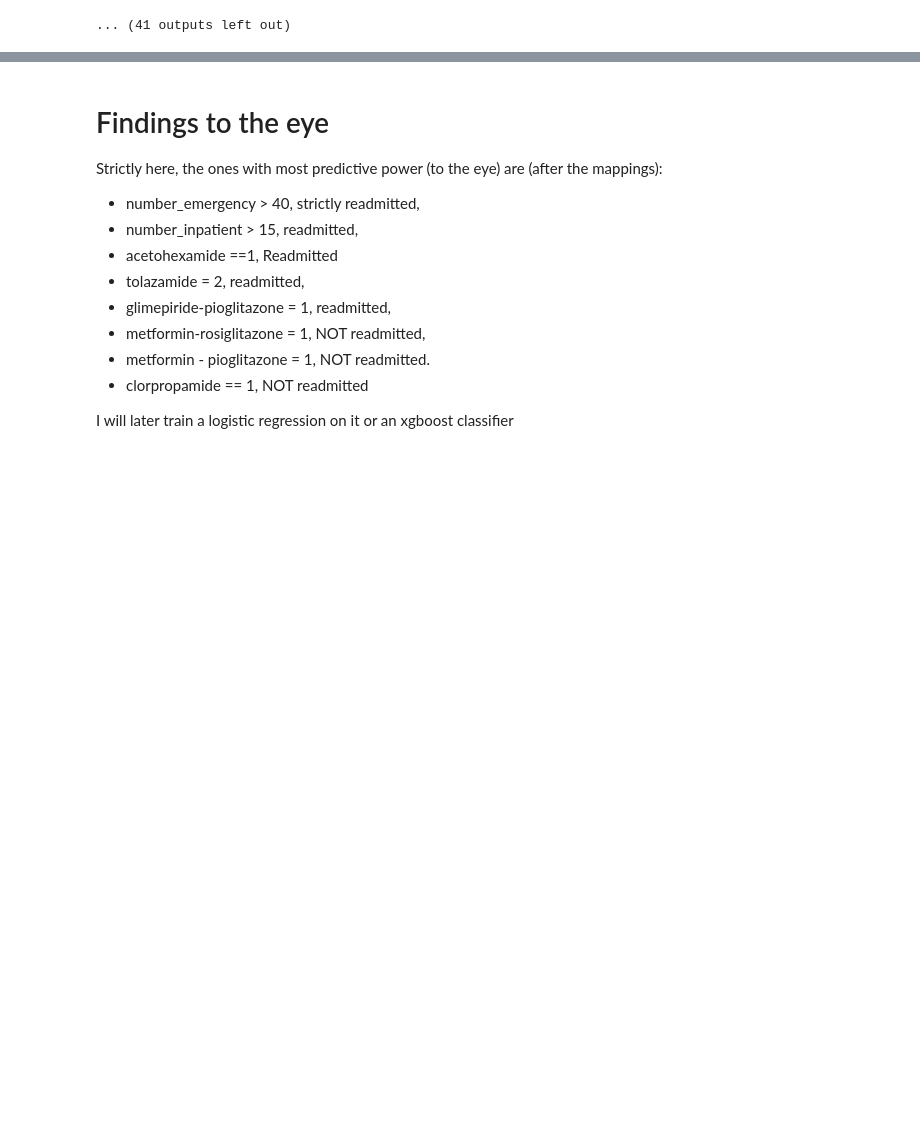
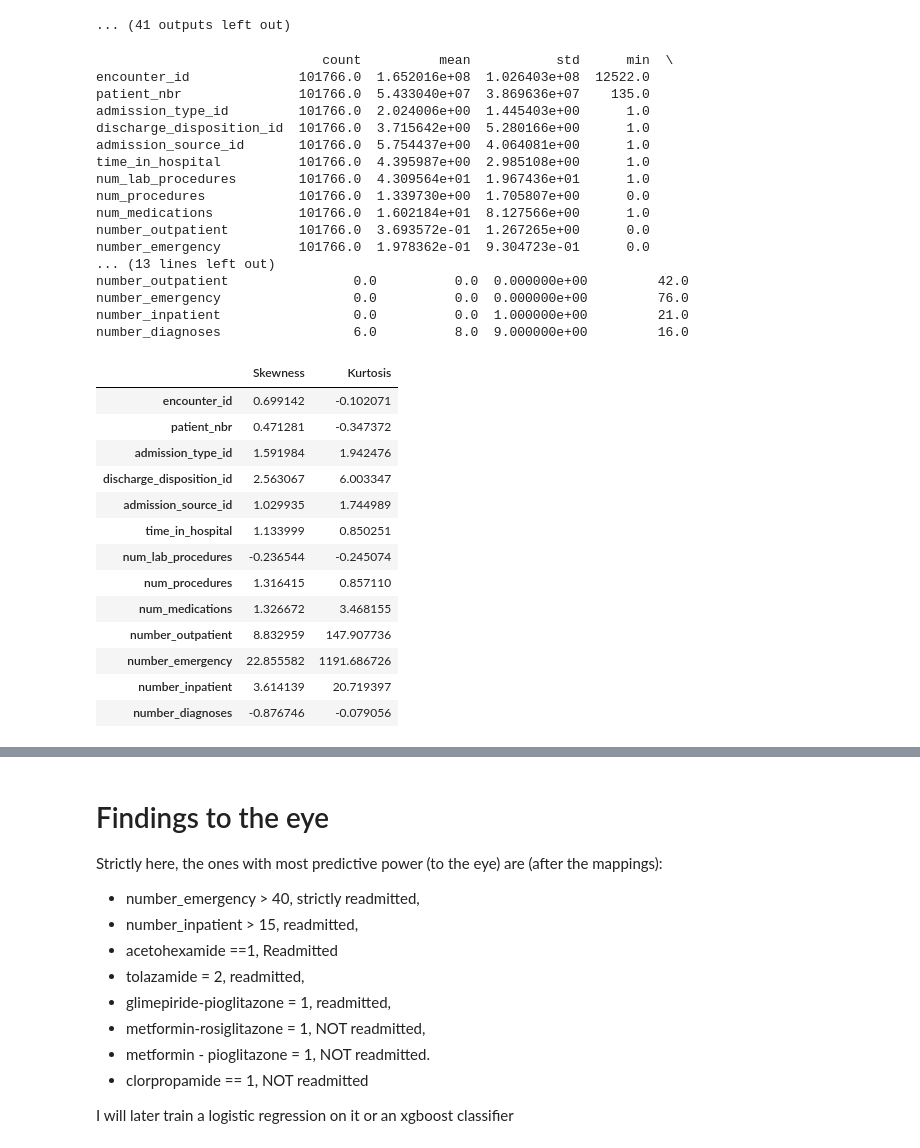
Before and after one commit to DylanSuniaga/CAP_3764_2025_Fall_Team_3, a Jupyter notebook: notebooks/main.ipynb, the cells around one changed output, grey strips where cells are left out. Drawn from its saved outputs; the diff is of its cells as text; code cells hidden in the pictures; blank space fills up the shorter version.

```diff
--- a/notebooks/main.ipynb
+++ b/notebooks/main.ipynb
@@ -125,3 +121,44 @@ for col in features:
 [figure]
 [figure]
 ... (41 outputs left out)
+# %%
+num_summary = df.describe().T
+print(num_summary)
+
+# Extra: skewness and kurtosis
+skewness = df.skew(numeric_only=True)
+kurtosis = df.kurt(numeric_only=True)
+
+display(pd.DataFrame({"Skewness": skewness, "Kurtosis": kurtosis}))
+# %% [output]
+                             count          mean           std      min  \
+encounter_id              101766.0  1.652016e+08  1.026403e+08  12522.0
+patient_nbr               101766.0  5.433040e+07  3.869636e+07    135.0
+admission_type_id         101766.0  2.024006e+00  1.445403e+00      1.0
+discharge_disposition_id  101766.0  3.715642e+00  5.280166e+00      1.0
+admission_source_id       101766.0  5.754437e+00  4.064081e+00      1.0
+time_in_hospital          101766.0  4.395987e+00  2.985108e+00      1.0
+num_lab_procedures        101766.0  4.309564e+01  1.967436e+01      1.0
+num_procedures            101766.0  1.339730e+00  1.705807e+00      0.0
+num_medications           101766.0  1.602184e+01  8.127566e+00      1.0
+number_outpatient         101766.0  3.693572e-01  1.267265e+00      0.0
+number_emergency          101766.0  1.978362e-01  9.304723e-01      0.0
+... (13 lines left out)
+number_outpatient                0.0          0.0  0.000000e+00         42.0
+number_emergency                 0.0          0.0  0.000000e+00         76.0
+number_inpatient                 0.0          0.0  1.000000e+00         21.0
+number_diagnoses                 6.0          8.0  9.000000e+00         16.0
+|  | Skewness | Kurtosis |
+| encounter_id | 0.699142 | -0.102071 |
+| patient_nbr | 0.471281 | -0.347372 |
+| admission_type_id | 1.591984 | 1.942476 |
+| discharge_disposition_id | 2.563067 | 6.003347 |
+| admission_source_id | 1.029935 | 1.744989 |
+| time_in_hospital | 1.133999 | 0.850251 |
+| num_lab_procedures | -0.236544 | -0.245074 |
+| num_procedures | 1.316415 | 0.857110 |
+| num_medications | 1.326672 | 3.468155 |
+| number_outpatient | 8.832959 | 147.907736 |
+| number_emergency | 22.855582 | 1191.686726 |
+| number_inpatient | 3.614139 | 20.719397 |
+| number_diagnoses | -0.876746 | -0.079056 |
```
Also changed, not shown: parts of 4 cells of this notebook.
